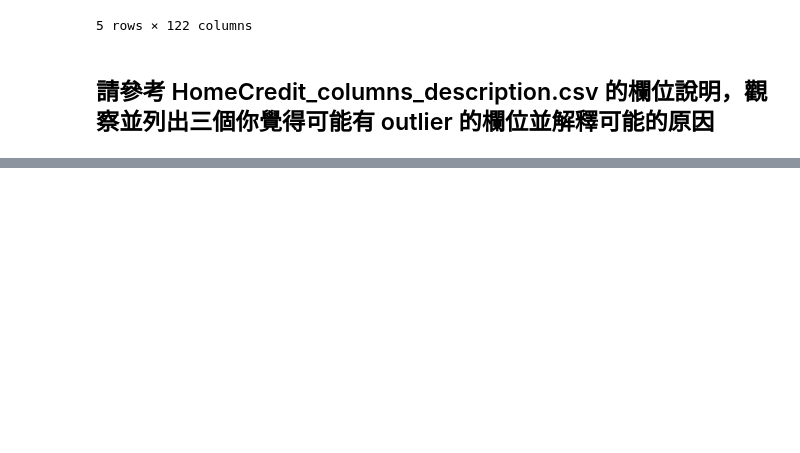
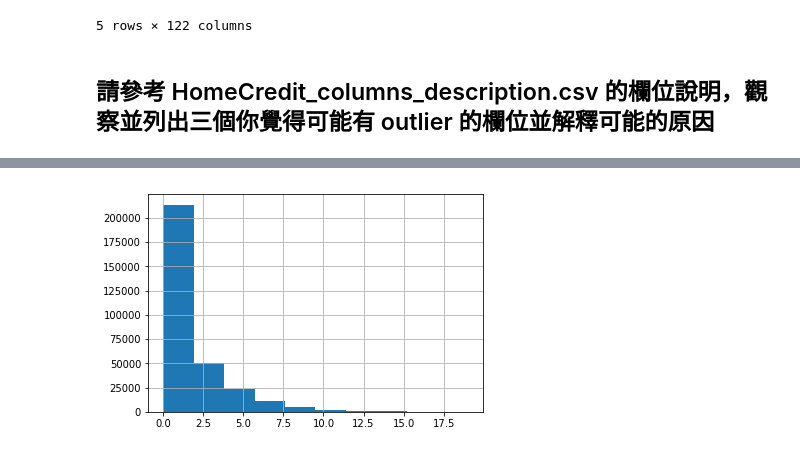
Before and after one commit to liuderwhat/2nd-ML100Days, a Jupyter notebook: homework/Day_006_HW.ipynb, the cells around one changed output, grey strips where cells are left out. Cells and saved outputs as stored; diff of their text form; code cells hidden in the pictures; blank space fills up the shorter version.

```diff
--- a/homework/Day_006_HW.ipynb
+++ b/homework/Day_006_HW.ipynb
@@ -85,0 +162,11 @@ NameError: name 'ecdf' is not defined
+# %%
+# 把一些極端值暫時去掉，在繪製一次 Histogram
+# 選擇 OBS_60_CNT_SOCIAL_CIRCLE 小於 20 的資料點繪製
+
+loc_a = app_train['OBS_60_CNT_SOCIAL_CIRCLE']<20
+loc_b ='OBS_60_CNT_SOCIAL_CIRCLE'
+
+app_train.loc[loc_a, loc_b].hist()
+plt.show()
+# %% [output]
+[figure, added]
```
Also changed, not shown: parts of 8 cells of this notebook.
